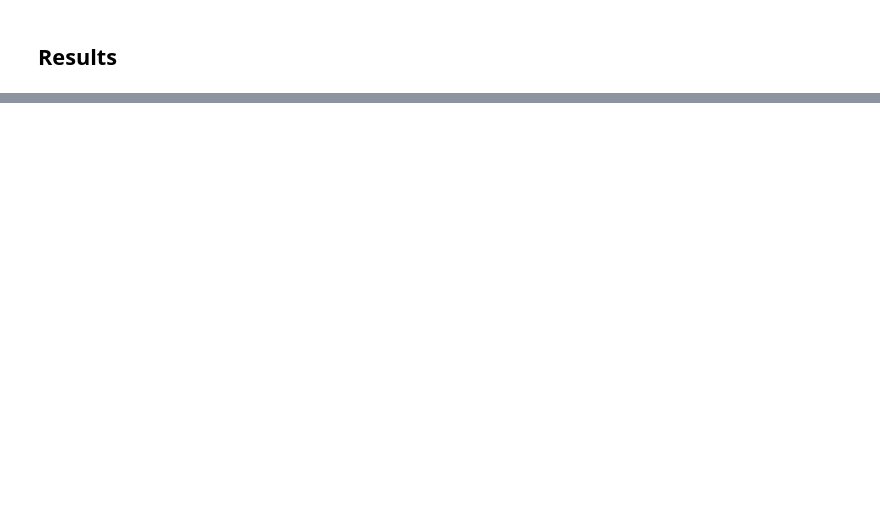
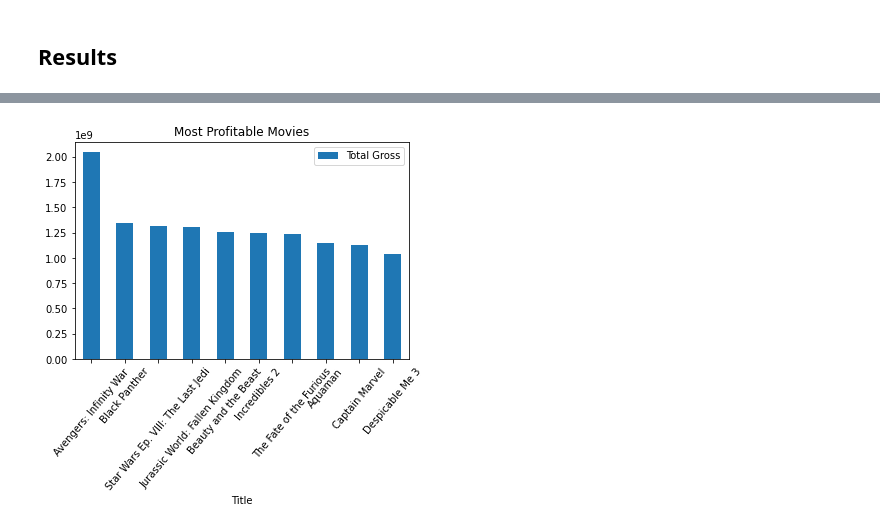
Before and after one commit to jswec/Microsoft-Pitch, a Jupyter notebook: notebooks/final.ipynb, the cells around one changed output, grey strips where cells are left out. Saved outputs shown, nothing was run; the diff lists cells and outputs as text; code cells hidden in the pictures; blank space fills up the shorter version.

```diff
--- a/notebooks/final.ipynb
+++ b/notebooks/final.ipynb
@@ -57,0 +232,7 @@ df.sort_values(['Total Gross'], ascending=[0], inplace=True)
+# %%
+##### This Graph Represents the Most Profitable Movies #####
+
+df.plot.bar(x="Title", y="Total Gross", rot=50, title="Most Profitable Movies");
+plt.show(block=True);
+# %% [output]
+[figure, added]
```
Also changed, not shown: parts of 26 cells of this notebook.
